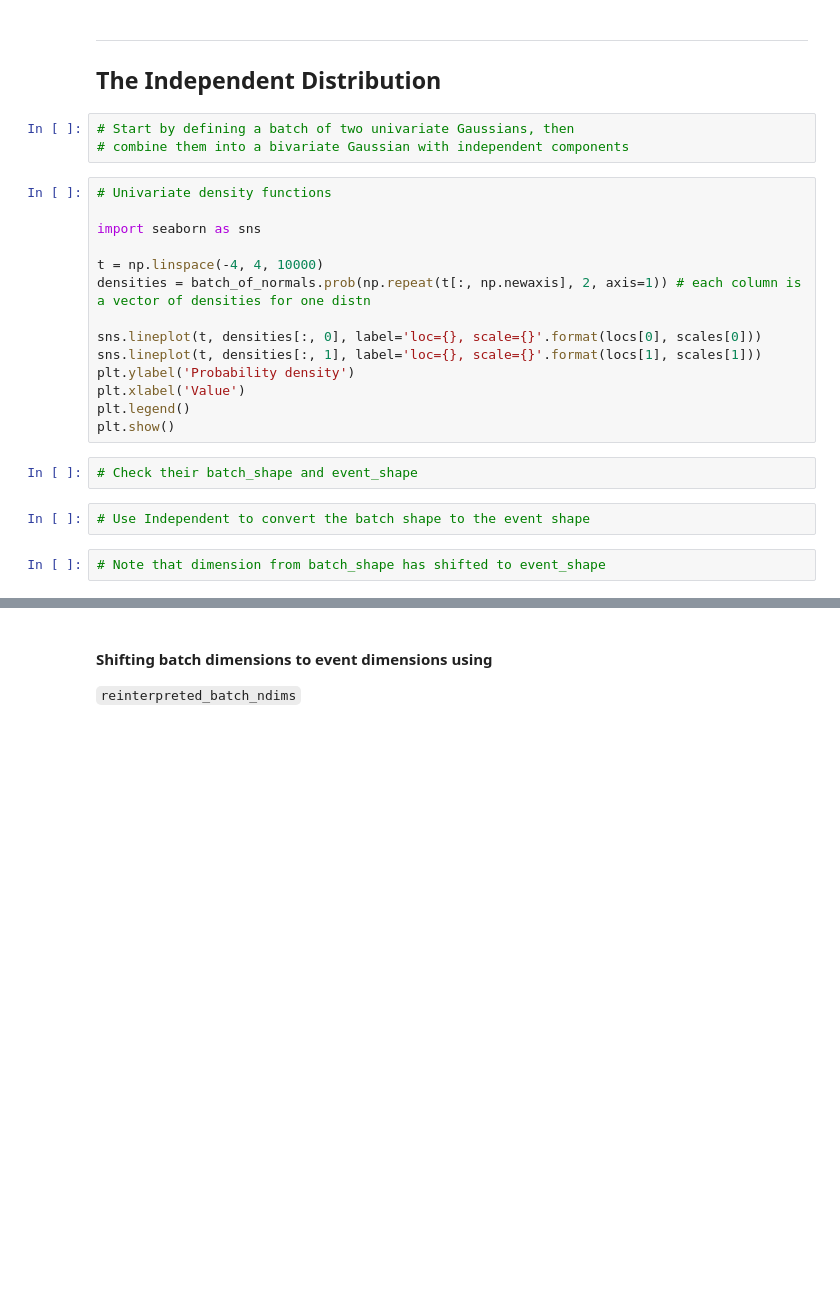
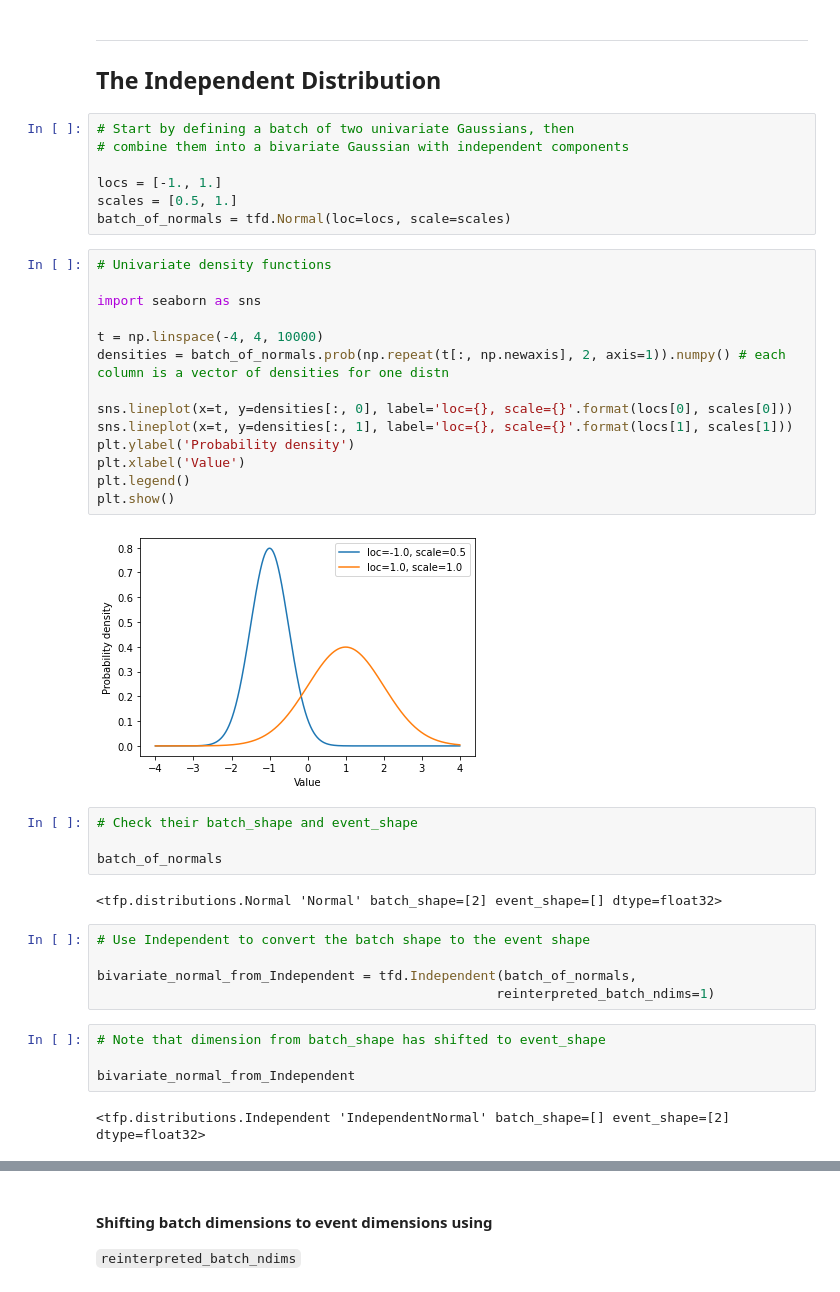
Before and after one commit to jpceia/Probabilistic-Deep-Learning-with-Tensorflow-2, a Jupyter notebook: week 1/tutorials/Coding Tutorial.ipynb, the cells around one changed output, grey strips where cells are left out. Cells and saved outputs as stored; diff of their text form; blank space fills up the shorter version.

```diff
--- a/week 1/tutorials/Coding Tutorial.ipynb
+++ b/week 1/tutorials/Coding Tutorial.ipynb
@@ -141,26 +302,43 @@ plt.show()
 # %%
 # Start by defining a batch of two univariate Gaussians, then
 # combine them into a bivariate Gaussian with independent components
+
+locs = [-1., 1.]
+scales = [0.5, 1.]
+batch_of_normals = tfd.Normal(loc=locs, scale=scales)
 # %%
 # Univariate density functions
 
 import seaborn as sns
 
 t = np.linspace(-4, 4, 10000)
-densities = batch_of_normals.prob(np.repeat(t[:, np.newaxis], 2, axis=1)) # each column is a vector of densities for one distn
+densities = batch_of_normals.prob(np.repeat(t[:, np.newaxis], 2, axis=1)).numpy() # each column is a vector of densities for one distn
 
-sns.lineplot(t, densities[:, 0], label='loc={}, scale={}'.format(locs[0], scales[0]))
-sns.lineplot(t, densities[:, 1], label='loc={}, scale={}'.format(locs[1], scales[1]))
+sns.lineplot(x=t, y=densities[:, 0], label='loc={}, scale={}'.format(locs[0], scales[0]))
+sns.lineplot(x=t, y=densities[:, 1], label='loc={}, scale={}'.format(locs[1], scales[1]))
 plt.ylabel('Probability density')
 plt.xlabel('Value')
 plt.legend()
 plt.show()
+# %% [output]
+[figure, added]
 # %%
 # Check their batch_shape and event_shape
+
+batch_of_normals
+# %% [output]
+<tfp.distributions.Normal 'Normal' batch_shape=[2] event_shape=[] dtype=float32>
 # %%
 # Use Independent to convert the batch shape to the event shape
+
+bivariate_normal_from_Independent = tfd.Independent(batch_of_normals,
+                                                   reinterpreted_batch_ndims=1)
 # %%
 # Note that dimension from batch_shape has shifted to event_shape
+
+bivariate_normal_from_Independent
+# %% [output]
+<tfp.distributions.Independent 'IndependentNormal' batch_shape=[] event_shape=[2] dtype=float32>
 # %%
 # Create a plot showing joint density contours and marginal density functions
 
```
Also changed, not shown: parts of 80 cells of this notebook.
